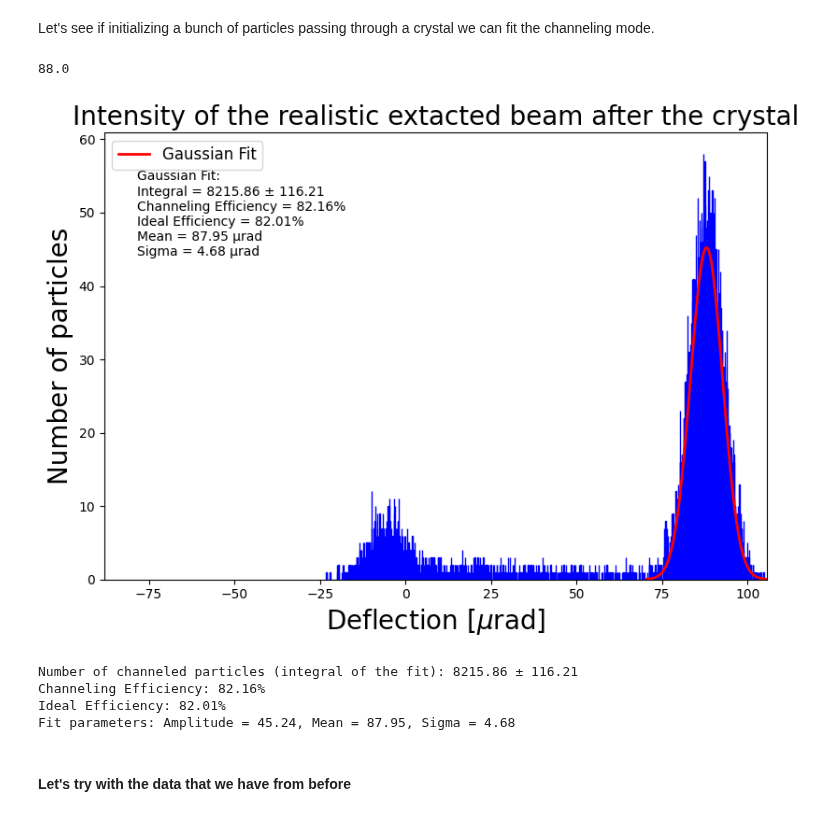
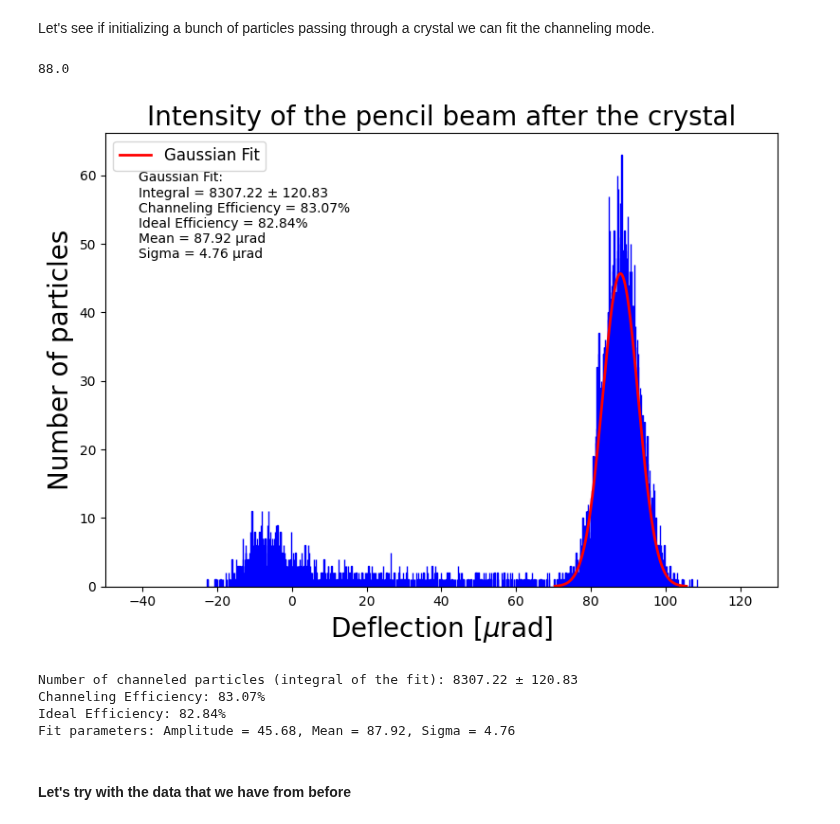
Before and after one commit to giacomells/Technical-Student-2024-2025, a Jupyter notebook: Crystal Analysis/Channeling Efficiencies studies/ImpactingAngleEfficiency.ipynb, the cells around one changed output. Saved outputs shown, nothing was run; the diff lists cells and outputs as text; code cells hidden in the pictures.

```diff
--- a/Crystal Analysis/Channeling Efficiencies studies/ImpactingAngleEfficiency.ipynb
+++ b/Crystal Analysis/Channeling Efficiencies studies/ImpactingAngleEfficiency.ipynb
@@ -383,40 +383,40 @@ efficiency = integral / num_part * 100
 # Ideal efficiency calculated as particles insed range +- 3 sigma of the integral
 lower_bound = mean - 3 * sigma
 upper_bound = mean + 3 * sigma
 particles_in_range = len(channeling_px[(channeling_px >= lower_bound) & (channeling_px <= upper_bound)])
 ideal_efficiency = (particles_in_range / num_part) * 100
 
 # Display fit information on the plot
 fit_info = (f"\n"
             f"Gaussian Fit:\n"
             f"Integral = {integral:.2f} ± {integral_error:.2f}\n"
             f"Channeling Efficiency = {efficiency:.2f}%\n"
             f"Ideal Efficiency = {ideal_efficiency:.2f}%\n"
             f"Mean = {mean:.2f} µrad\n"
             f"Sigma = {sigma:.2f} µrad")
 plt.text(0.05, 0.95, fit_info, transform=plt.gca().transAxes, fontsize=10, verticalalignment='top')
 
 # Final plot adjustments
 plt.xlabel(r'Deflection [$\mu$rad]', fontsize=20)
-plt.xlim(crystal_angle - BendingAngle, crystal_angle + BendingAngle * 1.2)
+plt.xlim(-50, 130)
 plt.ylabel('Number of particles', fontsize=20)
-plt.title(r'Intensity of the realistic extacted beam after the crystal', fontsize=20)
+plt.title(r'Intensity of the pencil beam after the crystal', fontsize=20)
 plt.legend(loc="upper left", fontsize=12)
 plt.tight_layout()
 plt.show()
 
 # Print the results
 print(f"Number of channeled particles (integral of the fit): {integral:.2f} ± {integral_error:.2f}")
 print(f"Channeling Efficiency: {efficiency:.2f}%")
 print(f"Ideal Efficiency: {ideal_efficiency:.2f}%")
 print(f"Fit parameters: Amplitude = {amp:.2f}, Mean = {mean:.2f}, Sigma = {sigma:.2f}")
 # %% [output]
 88.0
-[figure, old version]
+[figure, new version]
-Number of channeled particles (integral of the fit): 8215.86 ± 116.21
-Channeling Efficiency: 82.16%
-Ideal Efficiency: 82.01%
-Fit parameters: Amplitude = 45.24, Mean = 87.95, Sigma = 4.68
+Number of channeled particles (integral of the fit): 8307.22 ± 120.83
+Channeling Efficiency: 83.07%
+Ideal Efficiency: 82.84%
+Fit parameters: Amplitude = 45.68, Mean = 87.92, Sigma = 4.76
 # %% [markdown]
 #### Let's try with the data that we have from before
 # %% [markdown]
```
Also changed, not shown: parts of 9 cells of this notebook.
